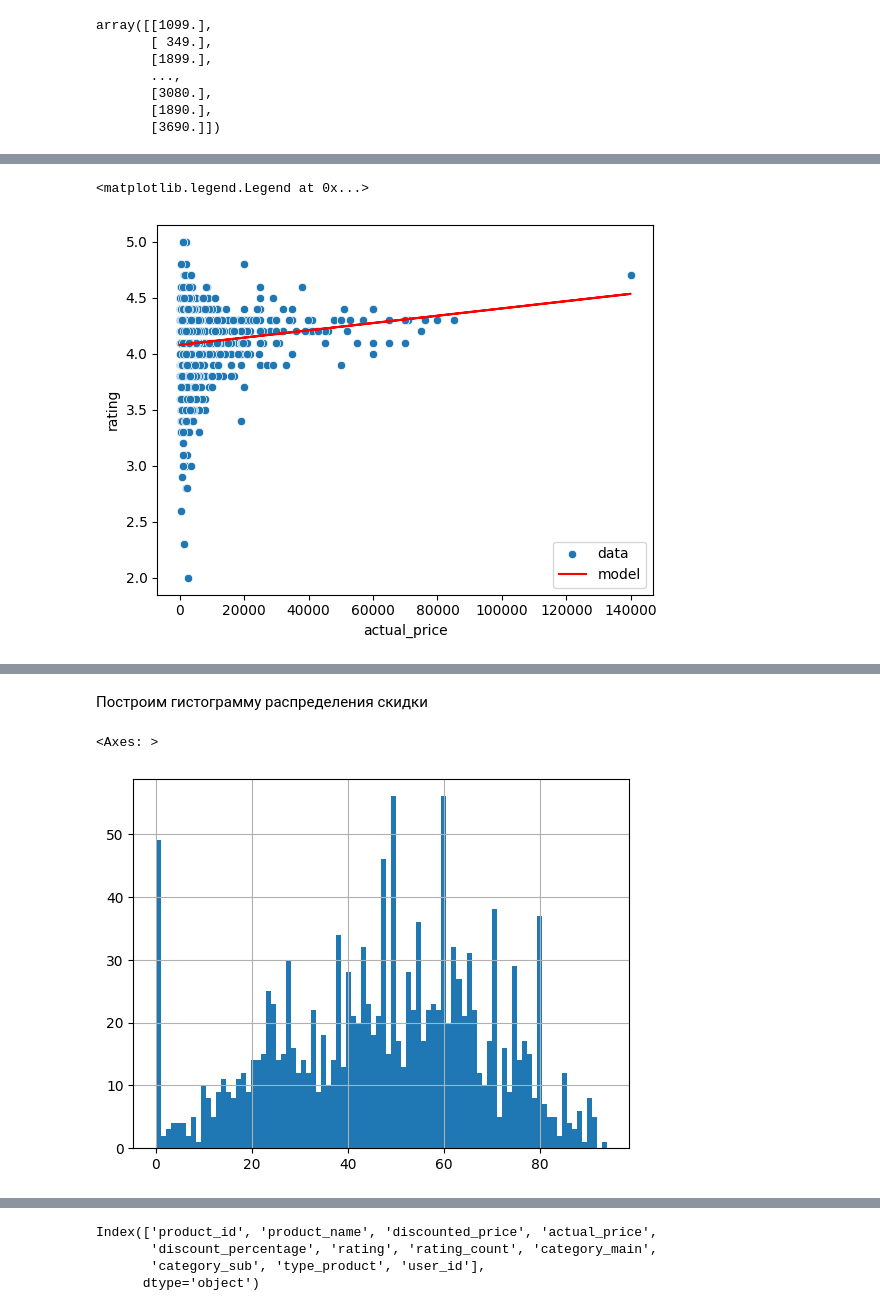
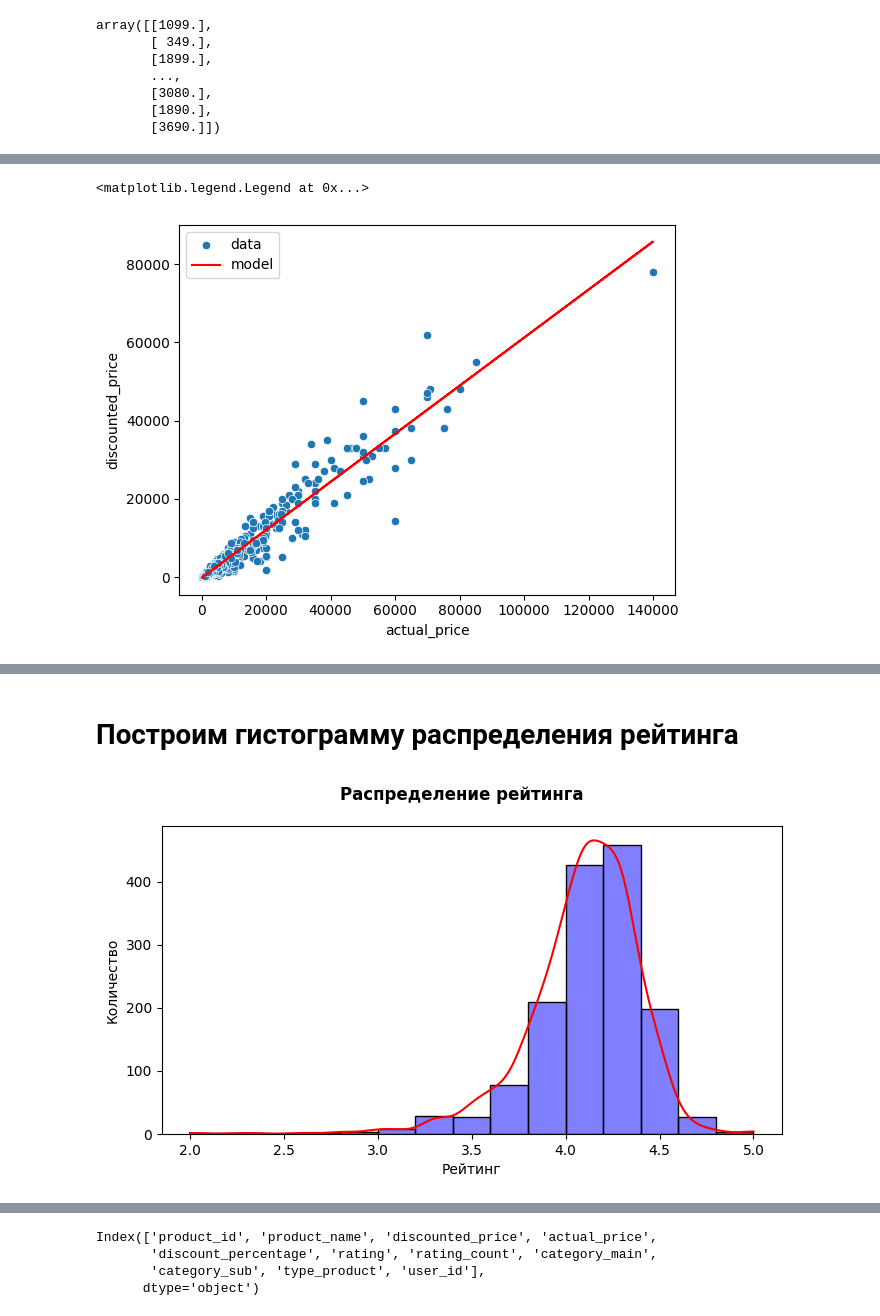
Before and after one commit to julia-un-git/project_Julia, a Jupyter notebook: project_analysis.ipynb, the cells around one changed output, grey strips where cells are left out. Saved outputs shown, nothing was run; the diff lists cells and outputs as text; code cells hidden in the pictures.

Commit message:
add analysys rating and PBI

```diff
--- a/project_analysis.ipynb
+++ b/project_analysis.ipynb
@@ -162,10 +170,10 @@ array([4.08233779, 4.07989054, 4.0849482 , ..., 4.0888018 , 4.08491883,
 # %%
-ax = sns.scatterplot(df2, y='rating', x='actual_price')
+ax = sns.scatterplot(df2, y='discounted_price', x='actual_price')
 ax.plot(x,y_hat, color = 'r')
 plt.legend(['data', 'model'])
 # %% [output]
 <matplotlib.legend.Legend at 0x...>
-[figure, old version]
+[figure, new version]
 # %%
 df[df.actual_price>100000]
 # %% [output]
@@ -182,9 +190,14 @@ df[df.rating<3]
 | 1356 | B0B7L86YCB | Green Tales Heat Seal Mini Food S... | 161.0 | 300.0 | 46.0 | 2.6 | 24 | ... |
 | 1449 | B0BBLHTRM9 | IONIX Tap filter Multilayer | Act... | 199.0 | 699.0 | 72.0 | 2.9 | 159 | ... |
 # %% [markdown]
-Построим гистограмму распределения скидки
+# Построим гистограмму распределения рейтинга
 # %%
-df.discount_percentage.hist(bins = 90)
+fig, ax = plt.subplots(figsize=(8, 4))
+fig.suptitle('Распределение рейтинга', fontweight='heavy', size='large')
+sns.histplot( data=df, x='rating', bins=15, kde=True, color='blue') # kde -диния сглаживания
+ax.lines[0].set_color('red') #изменеия цвета линии
+ax.set_xlabel('Рейтинг') ##, fontweight='bold')
+ax.set_ylabel('Количество') ##, fontweight='bold')
+plt.show()
 # %% [output]
-<Axes: >
-[figure, old version]
+[figure, new version]
```
Also changed, not shown: parts of 30 cells of this notebook, 2 other files.
